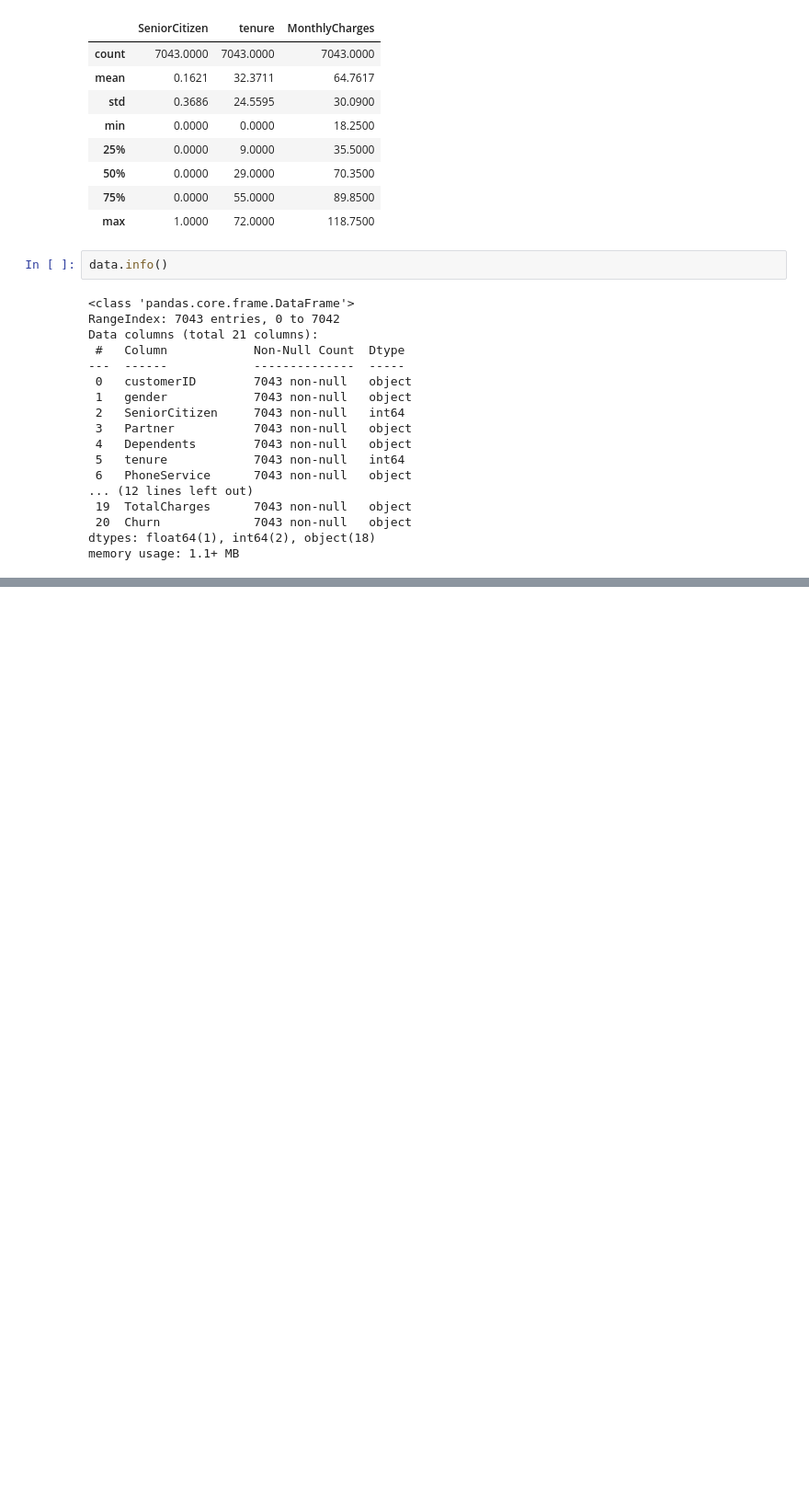
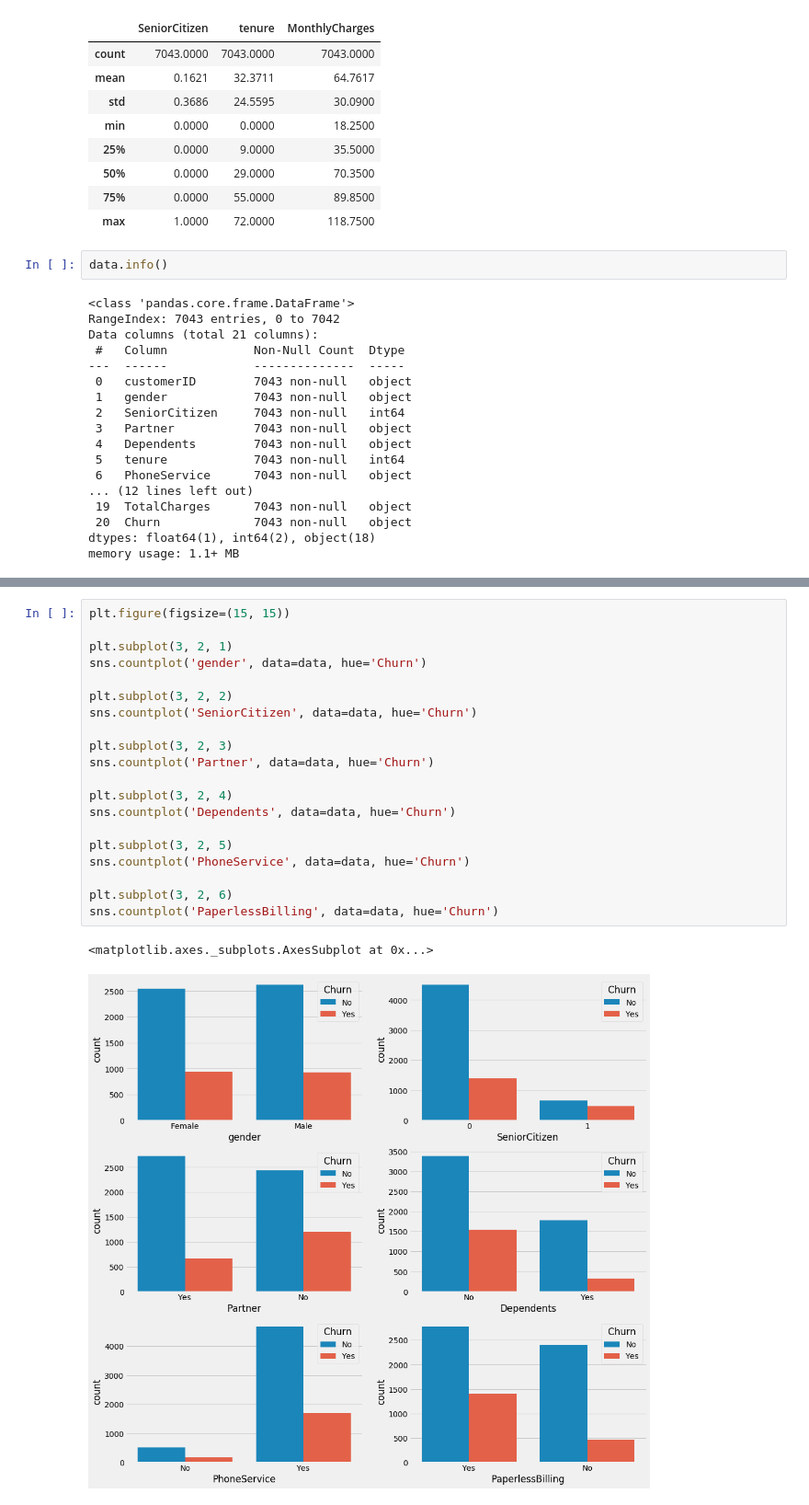
Before and after one commit to fares-ds/Telecom_Customer_Churn_Prediction, a Jupyter notebook: telecom_customer_churn_prediciton.ipynb, the cells around one changed output, grey strips where cells are left out. Shown at 92% size. Drawn from its saved outputs; the diff is of its cells as text; blank space fills up the shorter version.

```diff
--- a/telecom_customer_churn_prediciton.ipynb
+++ b/telecom_customer_churn_prediciton.ipynb
@@ -55,0 +87,23 @@ memory usage: 1.1+ MB
+# %%
+plt.figure(figsize=(15, 15))
+
+plt.subplot(3, 2, 1)
+sns.countplot('gender', data=data, hue='Churn')
+
+plt.subplot(3, 2, 2)
+sns.countplot('SeniorCitizen', data=data, hue='Churn')
+
+plt.subplot(3, 2, 3)
+sns.countplot('Partner', data=data, hue='Churn')
+
+plt.subplot(3, 2, 4)
+sns.countplot('Dependents', data=data, hue='Churn')
+
+plt.subplot(3, 2, 5)
+sns.countplot('PhoneService', data=data, hue='Churn')
+
+plt.subplot(3, 2, 6)
+sns.countplot('PaperlessBilling', data=data, hue='Churn')
+# %% [output]
+<matplotlib.axes._subplots.AxesSubplot at 0x...>
+[figure, added]
```
Also changed, not shown: parts of 21 cells of this notebook.
